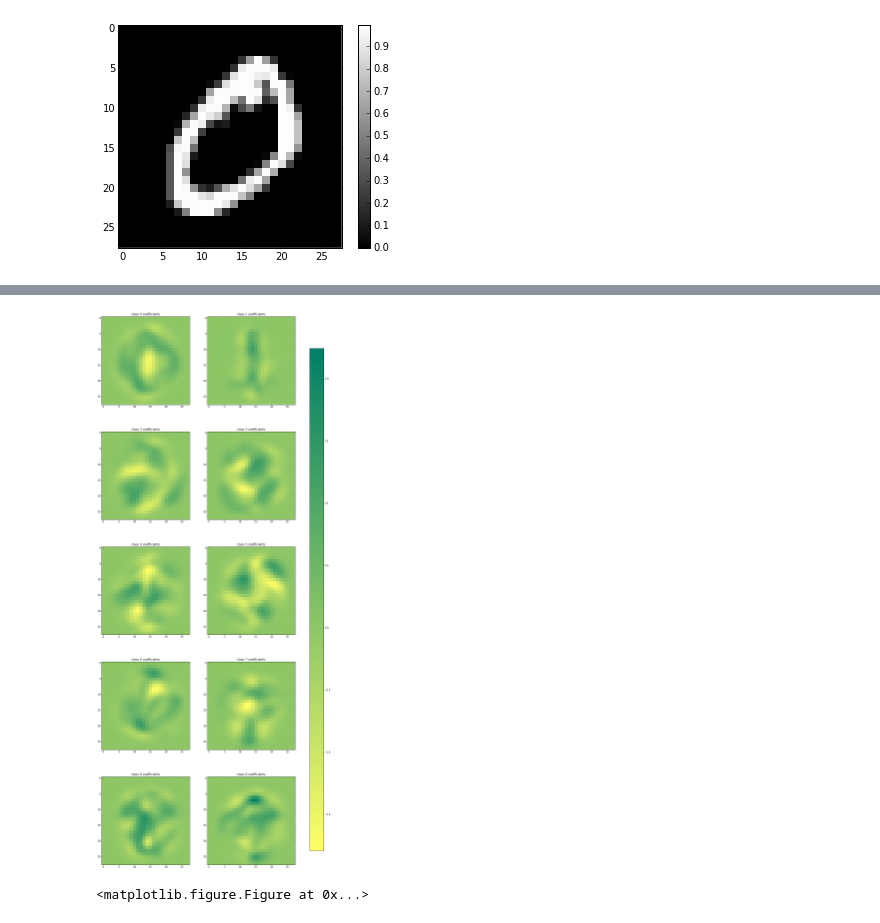
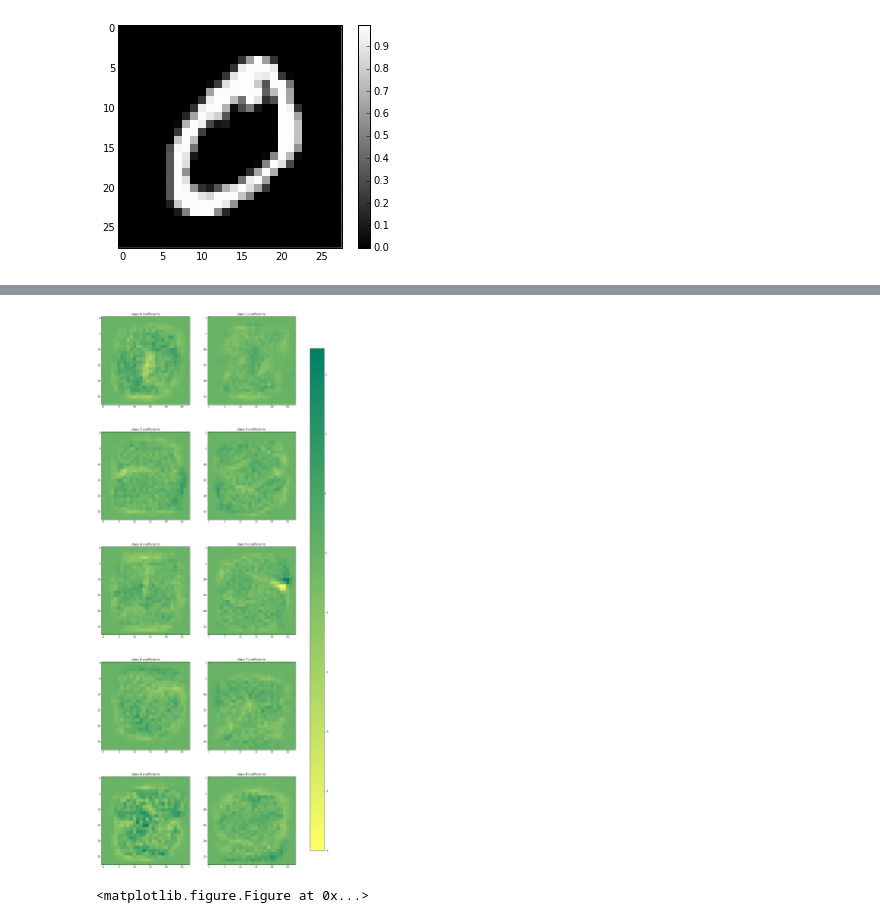
Before and after one commit to ananth17/ift6390_machine_learning_fundamentals, a Jupyter notebook: project/linear/linear.ipynb, the cells around one changed output, grey strips where cells are left out. Saved outputs shown, nothing was run; the diff lists cells and outputs as text; code cells hidden in the pictures.

```diff
--- a/project/linear/linear.ipynb
+++ b/project/linear/linear.ipynb
@@ -16,7 +16,13 @@ from sklearn import linear_model
 # general helpers
 
 def show_mnist_digit(digit):
-    plt.imshow(np.reshape(digit,(28,28)), cmap=plt.cm.gray, interpolation='none')
+    low = np.min(digit)
+    high = np.min(digit)
+    if high < 1.:
+        high = 1
+    if low > 0.:
+        low = 0
+    plt.imshow(np.reshape(digit,(28,28)), cmap=plt.cm.gray, interpolation='none', vmin=low, vmax=high)
     plt.colorbar()
     plt.show()
 
@@ -70,7 +76,7 @@ def preprocess(digit):
 # %%
 # set regenerate to True if must recreate the pkl files (it's pretty long)
 
-regenerate = True
+regenerate = False
 preprocess = False
 
 if (regenerate==True):
@@ -379,7 +385,7 @@ def optimized_distort(digit, original_class, target, classifier):
         heap.append(i)
     return heap
 # %%
-c1 = 8
+c1 = 2
 imIndx = 0
 digit = train_data[c1][imIndx]
 
@@ -400,6 +406,7 @@ for c2 in range(0,10):
         dist[i.index] = i.distortion
     print "target c2 = "+ str(c2) +" distance = "+str(np.dot(dist,dist))
     show_mnist_digit(digit+dist)
+    show_mnist_digit(dist)
     vals = lin_classifier.decision_function(digit+dist)[0]
 
     print np.argmax(vals)
@@ -468,14 +447,14 @@ print np.dot(diff_vector, distortions[lowest])
 # %%
 
 import scipy.ndimage
 # let's apply gaussian filter on the coefficients and examinate the classification rate afterwards
 for i in range(0, 10):
     lin_classifier2.coef_[i] = np.ndarray.flatten(scipy.ndimage.gaussian_filter(np.reshape(np.copy(lin_classifier.coef_[i]), (28, 28)), 1))
 
 
-show_coefficients(lin_classifier2.coef_)
+show_coefficients(lin_classifier.coef_)
 # %% [output]
-[figure, old version]
+[figure, new version]
 <matplotlib.figure.Figure at 0x...>
 # %%
 train_accuracy2, train_classification2 = get_stats(train_data, lin_classifier2)
```
Also changed, not shown: parts of 3 cells of this notebook.
